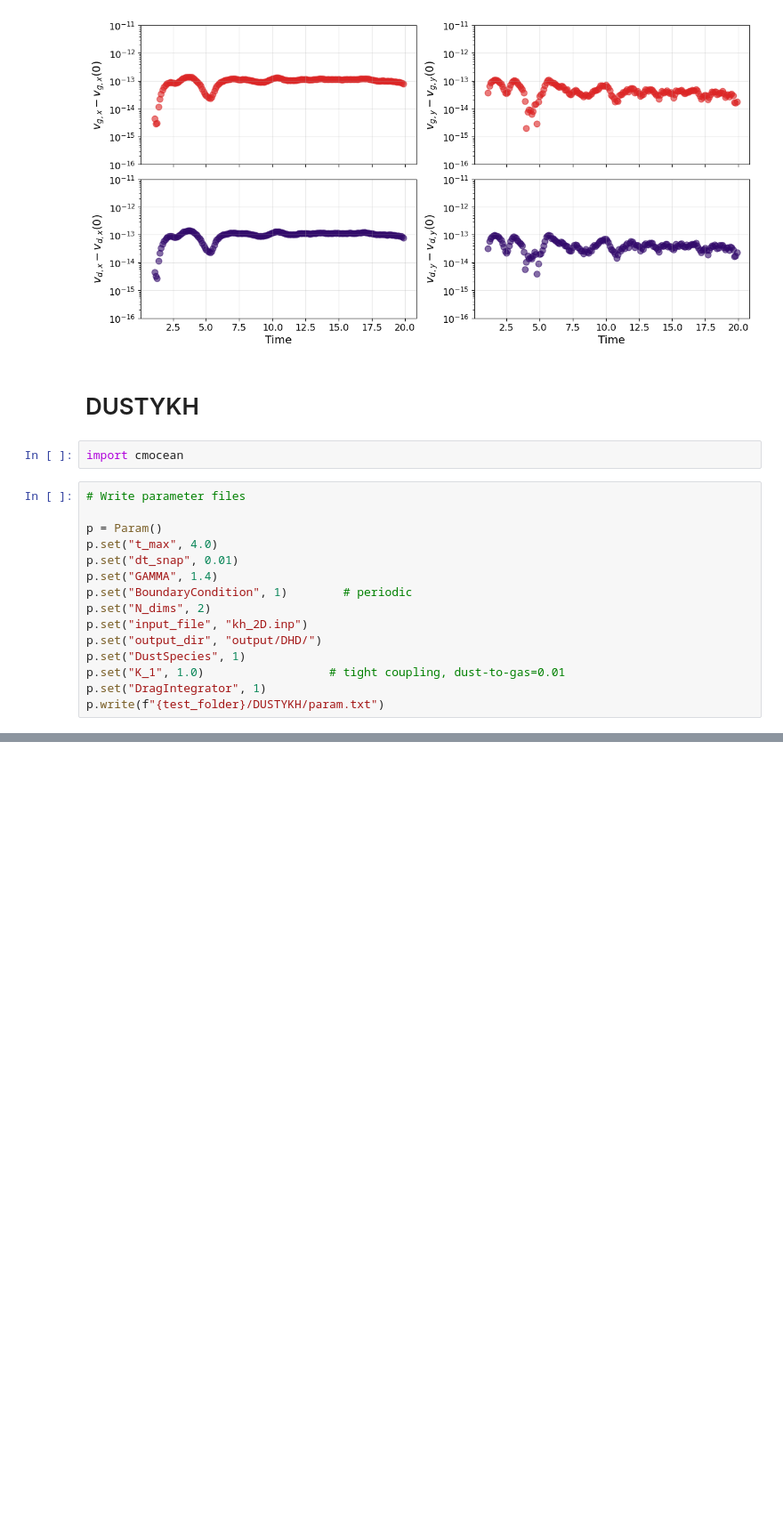
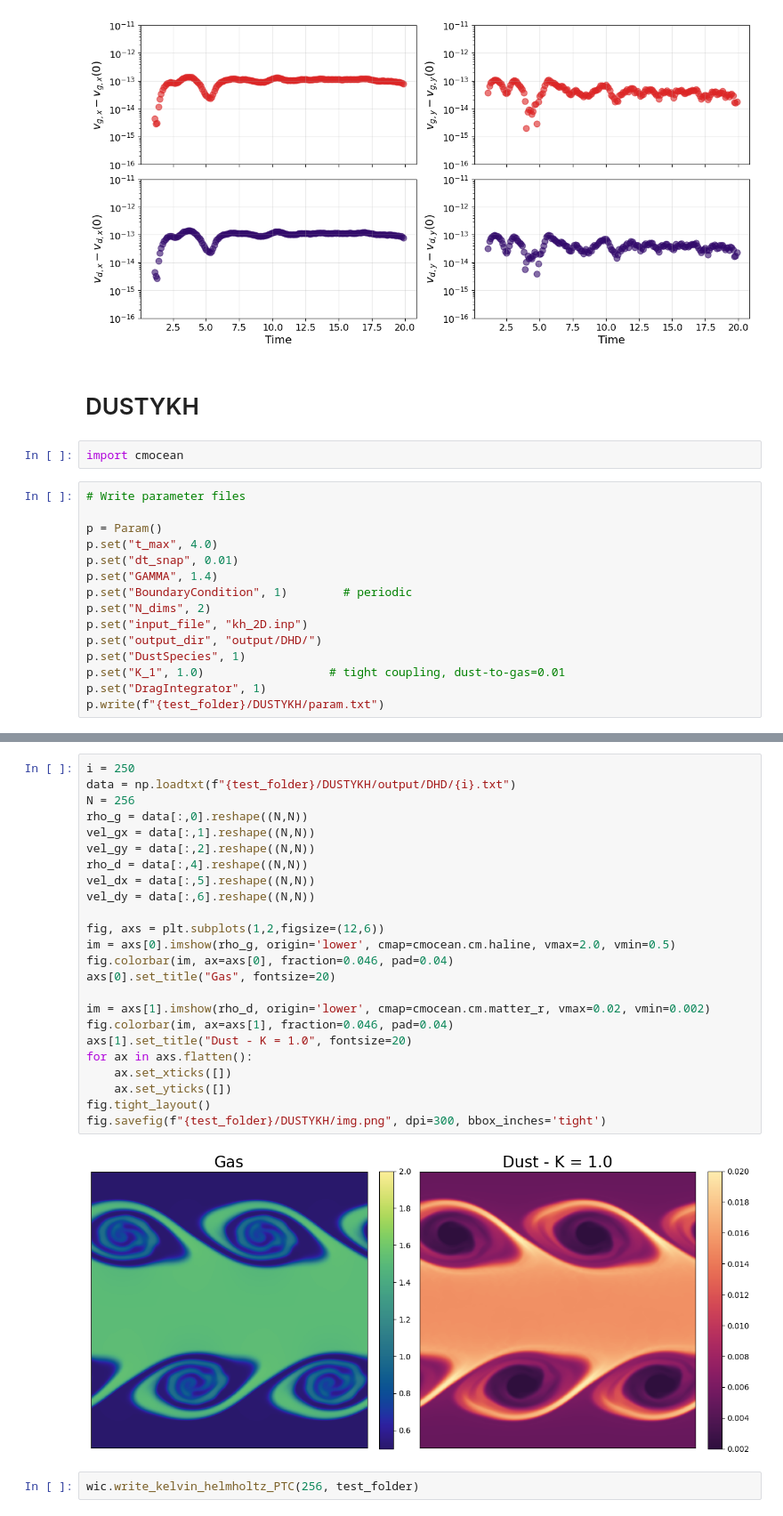
Before and after one commit to Giovanni-Tedeschi/pigpen, a Jupyter notebook: tests.ipynb, the cells around one changed output, grey strips where cells are left out. Shown at 89% size. Drawn from its saved outputs; the diff is of its cells as text; blank space fills up the shorter version.

```diff
--- a/tests.ipynb
+++ b/tests.ipynb
@@ -638,0 +642,28 @@ fig.tight_layout()
+# %%
+i = 250
+data = np.loadtxt(f"{test_folder}/DUSTYKH/output/DHD/{i}.txt")
+N = 256
+rho_g = data[:,0].reshape((N,N))
+vel_gx = data[:,1].reshape((N,N))
+vel_gy = data[:,2].reshape((N,N))
+rho_d = data[:,4].reshape((N,N))
+vel_dx = data[:,5].reshape((N,N))
+vel_dy = data[:,6].reshape((N,N))
+
+fig, axs = plt.subplots(1,2,figsize=(12,6))
+im = axs[0].imshow(rho_g, origin='lower', cmap=cmocean.cm.haline, vmax=2.0, vmin=0.5)
+fig.colorbar(im, ax=axs[0], fraction=0.046, pad=0.04)
+axs[0].set_title("Gas", fontsize=20)
+
+im = axs[1].imshow(rho_d, origin='lower', cmap=cmocean.cm.matter_r, vmax=0.02, vmin=0.002)
+fig.colorbar(im, ax=axs[1], fraction=0.046, pad=0.04)
+axs[1].set_title("Dust - K = 1.0", fontsize=20)
+for ax in axs.flatten():
+    ax.set_xticks([])
+    ax.set_yticks([])
+fig.tight_layout()
+fig.savefig(f"{test_folder}/DUSTYKH/img.png", dpi=300, bbox_inches='tight')
+# %% [output]
+[figure, added]
+# %%
+wic.write_kelvin_helmholtz_PTC(256, test_folder)
```
Also changed, not shown: parts of 15 cells of this notebook, 7 other files.
